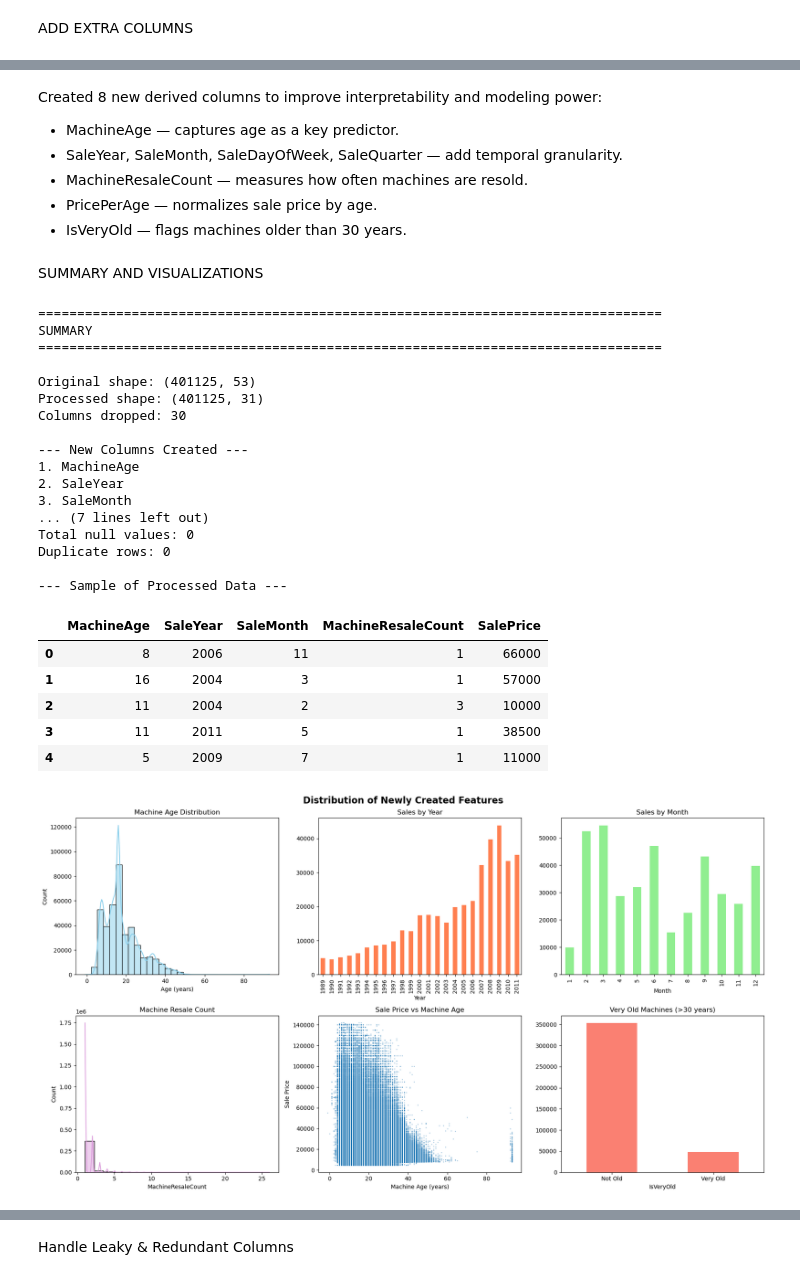
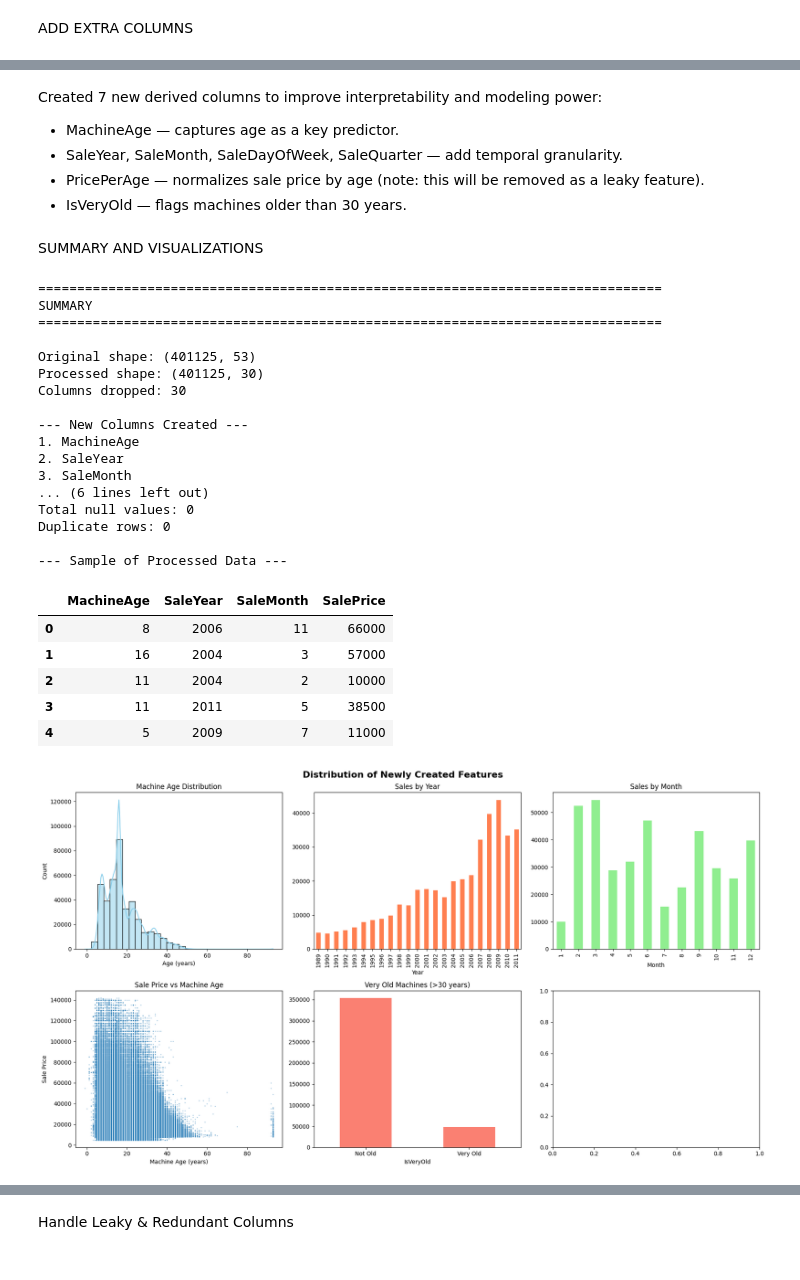
Before and after one commit to kunal768/CMPE255-Predicting-Bulldozer-Auction-Prices, a Jupyter notebook: random_forest_regression.ipynb, the cells around one changed output, grey strips where cells are left out. Cells and saved outputs as stored; diff of their text form; code cells hidden in the pictures.

```diff
--- a/random_forest_regression.ipynb
+++ b/random_forest_regression.ipynb
@@ -429,24 +421,18 @@ if 'saledate' in df_processed.columns:
     df_processed['SaleQuarter'] = df_processed['saledate'].dt.quarter
     print(f" Added 'SaleQuarter' column")
 
-# Column 6: Machine Resale Count
-if 'MachineID' in df_processed.columns:
-    machine_resale_counts = df_processed['MachineID'].value_counts()
-    df_processed['MachineResaleCount'] = df_processed['MachineID'].map(machine_resale_counts)
-    print(f" Added 'MachineResaleCount' column")
-
-# Column 7: Price per Age
+# Column 6: Price per Age
 if 'SalePrice' in df_processed.columns and 'MachineAge' in df_processed.columns:
     df_processed['PricePerAge'] = df_processed['SalePrice'] / (df_processed['MachineAge'] + 1)
     print(f" Added 'PricePerAge' column")
 
-# Column 8: Is Very Old flag
+# Column 7: Is Very Old flag
 if 'MachineAge' in df_processed.columns:
     df_processed['IsVeryOld'] = (df_processed['MachineAge'] > 30).astype(int)
     print(f" Added 'IsVeryOld' flag")
     print(f"  Very old machines: {df_processed['IsVeryOld'].sum()}")
 
-print(f"\n Total new columns added: 8")
+print(f"\n Total new columns added: 7")
 # %% [output]
 ================================================================================
 ADDING EXTRA COLUMNS
@@ -466,9 +451,8 @@ ADDING EXTRA COLUMNS
 # %% [markdown]
-Created 8 new derived columns to improve interpretability and modeling power:
+Created 7 new derived columns to improve interpretability and modeling power:
 - MachineAge — captures age as a key predictor.
 - SaleYear, SaleMonth, SaleDayOfWeek, SaleQuarter — add temporal granularity.
-- MachineResaleCount — measures how often machines are resold.
-- PricePerAge — normalizes sale price by age.
+- PricePerAge — normalizes sale price by age (note: this will be removed as a leaky feature).
 - IsVeryOld — flags machines older than 30 years.
 # %% [markdown]
 SUMMARY AND VISUALIZATIONS
@@ -483,7 +467,7 @@ print(f"Columns dropped: {len(cols_to_drop)}")
 
 print("\n--- New Columns Created ---")
 new_columns = ['MachineAge', 'SaleYear', 'SaleMonth', 'SaleDayOfWeek',
-               'SaleQuarter', 'MachineResaleCount', 'PricePerAge', 'IsVeryOld']
+               'SaleQuarter', 'PricePerAge', 'IsVeryOld']
 for i, col in enumerate(new_columns, 1):
     if col in df_processed.columns:
         print(f"{i}. {col}")
@@ -494,7 +478,7 @@ print(f"Duplicate rows: {df_processed.duplicated().sum()}")
 
 # Display sample
 print("\n--- Sample of Processed Data ---")
-display(df_processed[['MachineAge', 'SaleYear', 'SaleMonth', 'MachineResaleCount', 'SalePrice']].head())
+display(df_processed[['MachineAge', 'SaleYear', 'SaleMonth', 'SalePrice']].head())
 
 # Create visualizations
 import matplotlib.pyplot as plt
@@ -515,57 +499,52 @@ if 'SaleYear' in df_processed.columns:
     axes[0, 1].set_title('Sales by Year')
     axes[0, 1].set_xlabel('Year')
 
 # Plot 3: SaleMonth
 if 'SaleMonth' in df_processed.columns:
     df_processed['SaleMonth'].value_counts().sort_index().plot(kind='bar', ax=axes[0, 2], color='lightgreen')
     axes[0, 2].set_title('Sales by Month')
     axes[0, 2].set_xlabel('Month')
 
-# Plot 4: MachineResaleCount
-if 'MachineResaleCount' in df_processed.columns:
-    sns.histplot(df_processed['MachineResaleCount'], bins=20, kde=True, ax=axes[1, 0], color='plum')
-    axes[1, 0].set_title('Machine Resale Count')
+# Plot 4: SalePrice vs MachineAge
+if 'MachineAge' in df_processed.columns and 'SalePrice' in df_processed.columns:
+    axes[1, 0].scatter(df_processed['MachineAge'], df_processed['SalePrice'], alpha=0.3, s=1)
+    axes[1, 0].set_title('Sale Price vs Machine Age')
+    axes[1, 0].set_xlabel('Machine Age (years)')
+    axes[1, 0].set_ylabel('Sale Price')
 
-# Plot 5: SalePrice vs MachineAge
-if 'MachineAge' in df_processed.columns and 'SalePrice' in df_processed.columns:
-    axes[1, 1].scatter(df_processed['MachineAge'], df_processed['SalePrice'], alpha=0.3, s=1)
-    axes[1, 1].set_title('Sale Price vs Machine Age')
-    axes[1, 1].set_xlabel('Machine Age (years)')
-    axes[1, 1].set_ylabel('Sale Price')
-
-# Plot 6: IsVeryOld
+# Plot 5: IsVeryOld
 if 'IsVeryOld' in df_processed.columns:
-    df_processed['IsVeryOld'].value_counts().plot(kind='bar', ax=axes[1, 2], color='salmon')
-    axes[1, 2].set_title('Very Old Machines (>30 years)')
-    axes[1, 2].set_xticklabels(['Not Old', 'Very Old'], rotation=0)
+    df_processed['IsVeryOld'].value_counts().plot(kind='bar', ax=axes[1, 1], color='salmon')
+    axes[1, 1].set_title('Very Old Machines (>30 years)')
+    axes[1, 1].set_xticklabels(['Not Old', 'Very Old'], rotation=0)
 
 plt.tight_layout()
 plt.show()
 # %% [output]
 ================================================================================
 SUMMARY
 ================================================================================
 
 Original shape: (401125, 53)
-Processed shape: (401125, 31)
+Processed shape: (401125, 30)
 Columns dropped: 30
 
 --- New Columns Created ---
 1. MachineAge
 2. SaleYear
 3. SaleMonth
-... (7 lines left out)
+... (6 lines left out)
 Total null values: 0
 Duplicate rows: 0
 
 --- Sample of Processed Data ---
-|  | MachineAge | SaleYear | SaleMonth | MachineResaleCount | SalePrice |
-| 0 | 8 | 2006 | 11 | 1 | 66000 |
-| 1 | 16 | 2004 | 3 | 1 | 57000 |
-| 2 | 11 | 2004 | 2 | 3 | 10000 |
-| 3 | 11 | 2011 | 5 | 1 | 38500 |
-| 4 | 5 | 2009 | 7 | 1 | 11000 |
+|  | MachineAge | SaleYear | SaleMonth | SalePrice |
+| 0 | 8 | 2006 | 11 | 66000 |
+| 1 | 16 | 2004 | 3 | 57000 |
+| 2 | 11 | 2004 | 2 | 10000 |
+| 3 | 11 | 2011 | 5 | 38500 |
+| 4 | 5 | 2009 | 7 | 11000 |
-[figure, old version]
+[figure, new version]
 # %% [markdown]
 1. MachineAge Distribution
    Most machines are between 5–20 years old, showing the auction market mainly handles mid-aged equipment.
```
Also changed, not shown: parts of 45 cells of this notebook.
